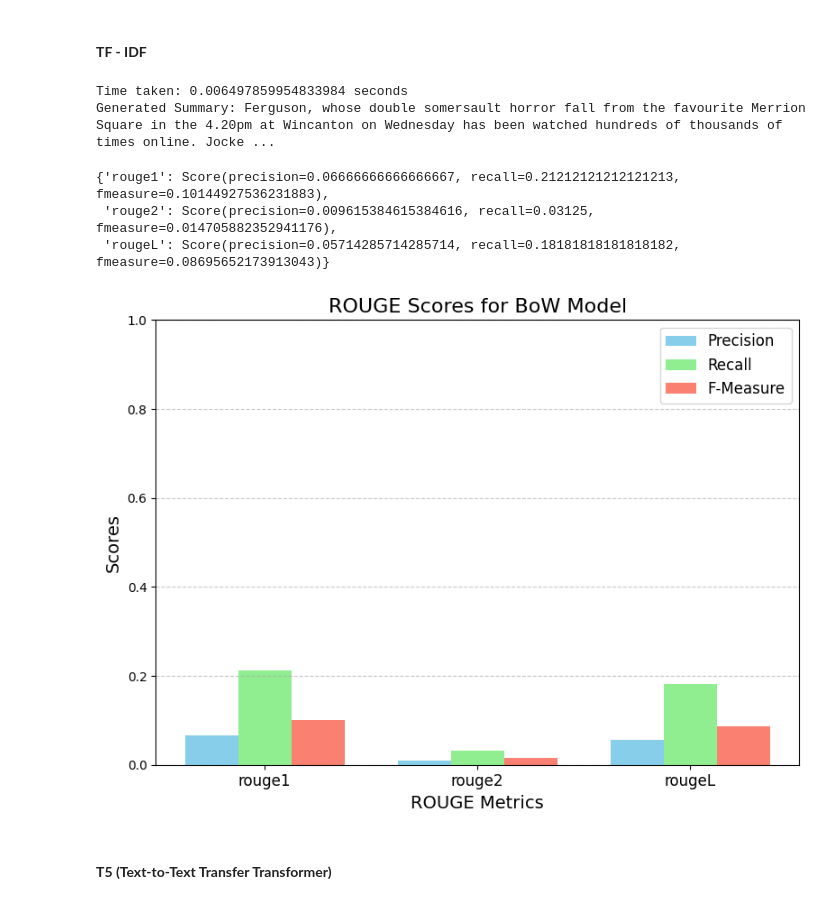
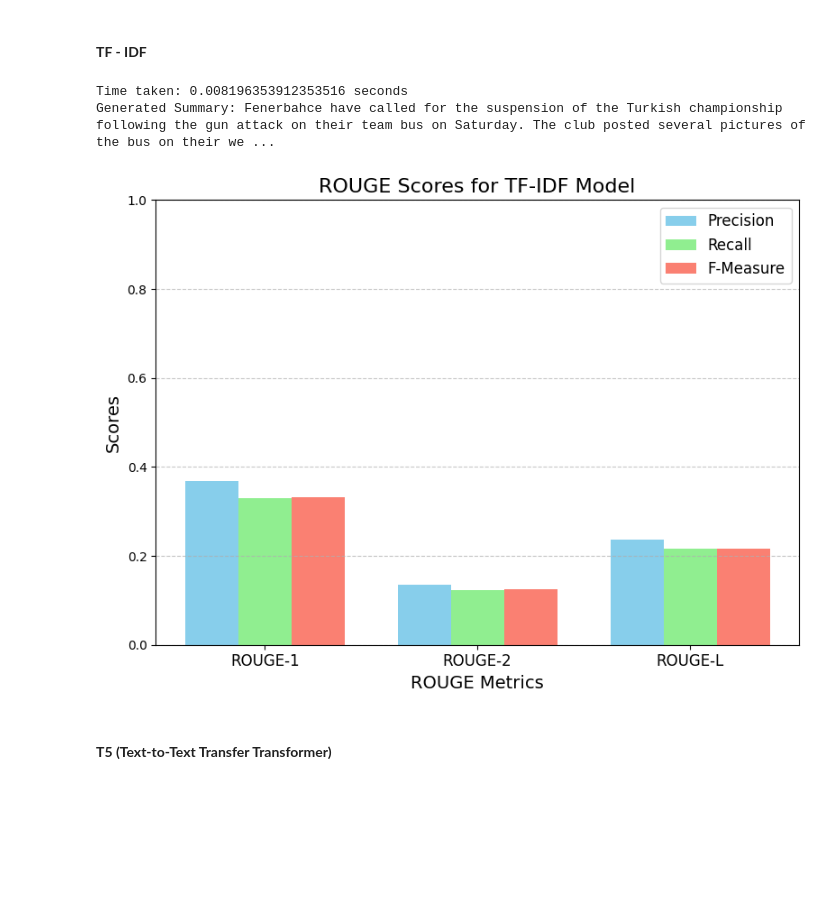
Before and after one commit to SHARONZACHARIA/DS-Project_BERT_NLP, a Jupyter notebook: text_summarization_project/notebooks/Bert_NLP_Text_Project_Updated.ipynb, the cells around one changed output. Saved outputs shown, nothing was run; the diff lists cells and outputs as text; code cells hidden in the pictures; blank space fills up the shorter version.

```diff
--- a/text_summarization_project/notebooks/Bert_NLP_Text_Project_Updated.ipynb
+++ b/text_summarization_project/notebooks/Bert_NLP_Text_Project_Updated.ipynb
@@ -167,7 +174,7 @@ Inference_times={}
 ####  **Bag of Words**
 # %%
 # Bag of Words Summarization
-def summarize_with_bow(article_text, num_sentences=5):
+def summarize_with_bow(article_text, num_sentences=2):
     # Split article into sentences
     sentences = nltk.sent_tokenize(article_text)
     # Preprocess sentences
@@ -189,10 +196,6 @@ def summarize_with_bow(article_text, num_sentences=5):
     summary = " ".join(selected_sentences)
     return summary
 
-# Load dataset
-data = load_cnn_daily_mail_dataset(csv_path)
-example_article = data[1]["article"]
-
 # Generate summary for an example article
 start_time = time.time()
 summary = summarize_with_bow(example_article)
@@ -256,7 +310,7 @@ plot_rouge_BoW(Calculate_Rouge_Bow(Bow_summary,original_summary))
 from sklearn.feature_extraction.text import TfidfVectorizer
 from sklearn.metrics.pairwise import cosine_similarity
 #  TF-IDF
-def summarize_with_tfidf(article_text, num_sentences=5):
+def summarize_with_tfidf(article_text, num_sentences=2):
     # Split article into sentences
     sentences = nltk.sent_tokenize(article_text)
     # Preprocess sentences
@@ -279,16 +333,16 @@ def summarize_with_tfidf(article_text, num_sentences=5):
     return summary
 
 # Generate summary
-example_article = data_samples[1]["article"]
 start_time = time.time()
 summary = summarize_with_tfidf(example_article)
 end_time = time.time()
 TF_IDF_Inference_time = end_time - start_time
 Inference_times['TF-IDF'] = TF_IDF_Inference_time
 print(f"Time taken: {end_time - start_time} seconds")
+
 # print("Original Article:", example_article)
 print("Generated Summary:", summary)
 # %% [output]
-Time taken: 0.006497859954833984 seconds
-Generated Summary: Ferguson, whose double somersault horror fall from the favourite Merrion Square in the 4.20pm at Wincanton on Wednesday has been watched hundreds of thousands of times online. Jocke ...
+Time taken: 0.008196353912353516 seconds
+Generated Summary: Fenerbahce have called for the suspension of the Turkish championship following the gun attack on their team bus on Saturday. The club posted several pictures of the bus on their we ...
 # %%
@@ -299,43 +401,45 @@ def Calculate_Rouge_TFIDF(TFIDF_summary,Original_summary):
 # %%
 TF_IDF_summary = summarize_with_tfidf(example_article)
-Calculate_Rouge_TFIDF(TF_IDF_summary,original_summary)
+avg_TFIDF_Rouge = Calculate_Rouge_TF_IDF(val_data)
-# %% [output]
-{'rouge1': Score(precision=0.06666666666666667, recall=0.21212121212121213, fmeasure=0.10144927536231883),
- 'rouge2': Score(precision=0.009615384615384616, recall=0.03125, fmeasure=0.014705882352941176),
- 'rougeL': Score(precision=0.05714285714285714, recall=0.18181818181818182, fmeasure=0.08695652173913043)}
 # %%
 def plot_rouge_TFIDF(rouge_scores):
-    metrics = ['rouge1', 'rouge2', 'rougeL']
-    precision = [rouge_scores[metric].precision for metric in metrics]
-    recall = [rouge_scores[metric].recall for metric in metrics]
-    fmeasure = [rouge_scores[metric].fmeasure for metric in metrics]
+
+    # ROUGE metrics
+    metrics = ['ROUGE-1', 'ROUGE-2', 'ROUGE-L']
+
+    # Extract precision, recall, and fmeasure scores
+    precision = [rouge_scores[metric]['precision'] for metric in metrics]
+    recall = [rouge_scores[metric]['recall'] for metric in metrics]
+    fmeasure = [rouge_scores[metric]['fmeasure'] for metric in metrics]
 
     # Set up the bar width and positions
     bar_width = 0.25
     x = np.arange(len(metrics))  # Positions for the bars
 
     # Plot the bars
     plt.figure(figsize=(8, 6))
     plt.bar(x - bar_width, precision, width=bar_width, label='Precision', color='skyblue')
     plt.bar(x, recall, width=bar_width, label='Recall', color='lightgreen')
     plt.bar(x + bar_width, fmeasure, width=bar_width, label='F-Measure', color='salmon')
 
     # Add labels and title
     plt.xticks(x, metrics, fontsize=12)
     plt.xlabel("ROUGE Metrics", fontsize=14)
     plt.ylabel("Scores", fontsize=14)
-    plt.title("ROUGE Scores for BoW Model", fontsize=16)
+    plt.title("ROUGE Scores for TF-IDF Model", fontsize=16)
     plt.legend(fontsize=12)
     plt.ylim(0, 1)
     plt.grid(axis='y', linestyle='--', alpha=0.7)
     plt.tight_layout()
 
     # Show the plot
     plt.show()
 
-plot_rouge_TFIDF(Calculate_Rouge_TFIDF(TF_IDF_summary,original_summary))
+# Example usage:
+# Assuming `avg_scores` is the output of `Calculate_Rouge_Bow`
+plot_rouge_TFIDF(avg_TFIDF_Rouge)
 # %% [output]
-[figure, old version]
+[figure, new version]
 # %% [markdown]
 #### **T5 (Text-to-Text Transfer Transformer)**
 # %%
```
Also changed, not shown: parts of 20 cells of this notebook.
